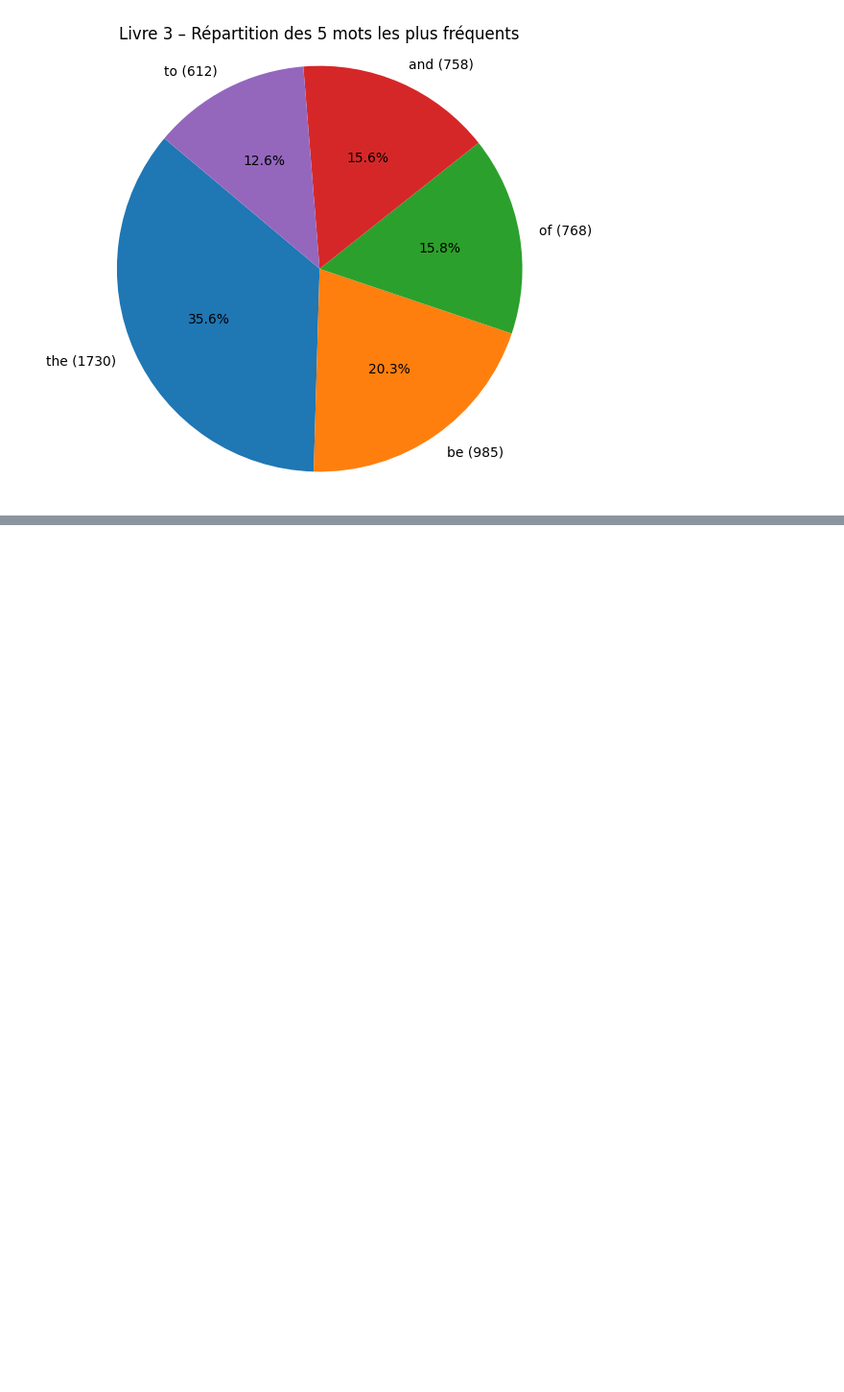
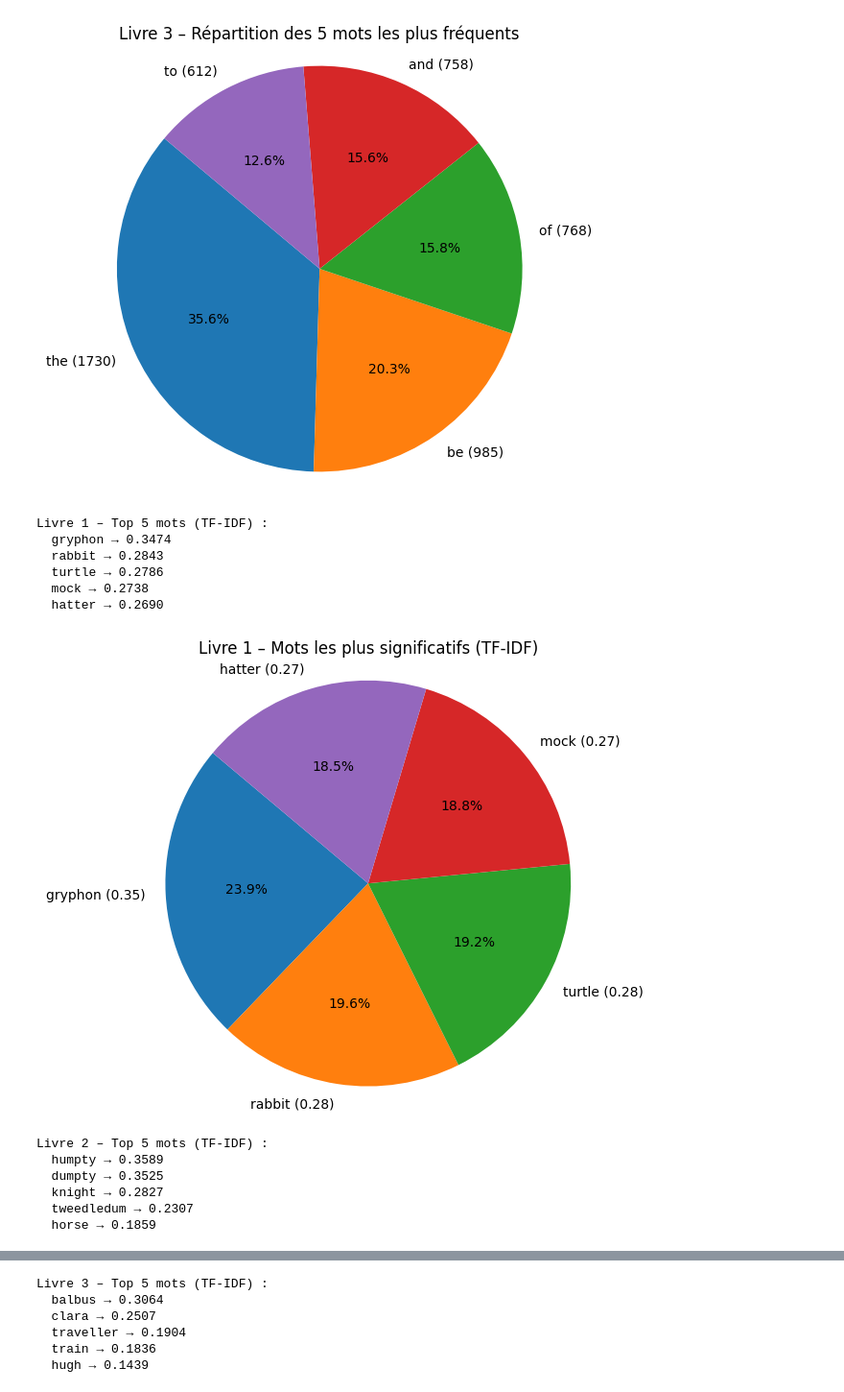
Before and after one commit to Naomie25/DI-Bootcamp, a Jupyter notebook: Week7_Day1_DailyChallenge.ipynb, the cells around one changed output, grey strips where cells are left out. Shown at 96% size. Cells and saved outputs as stored; diff of their text form; code cells hidden in the pictures; blank space fills up the shorter version.

```diff
--- a/Week7_Day1_DailyChallenge.ipynb
+++ b/Week7_Day1_DailyChallenge.ipynb
@@ -313,3 +313,54 @@ Index 2 | Mot : 'of' | Occurrences : 768
 Index 3 | Mot : 'and' | Occurrences : 758
 Index 4 | Mot : 'to' | Occurrences : 612
 [figure]
+# %%
+from sklearn.feature_extraction.text import TfidfVectorizer
+import matplotlib.pyplot as plt
+import numpy as np
+
+# Convertir les tokens en texte (chaîne de mots lemmatisés)
+documents = [" ".join(lemmas) for lemmas in lemmatized_books]
+
+# Initialiser le vectoriseur TF-IDF
+vectorizer = TfidfVectorizer(min_df=1, max_df=2)
+tfidf_matrix = vectorizer.fit_transform(documents)
+feature_names = vectorizer.get_feature_names_out()
+
+# Afficher les 5 mots les plus pertinents (plus haut score TF-IDF) par document
+for doc_idx in range(tfidf_matrix.shape[0]):
+    doc_vector = tfidf_matrix[doc_idx].toarray().flatten()
+
+    # Obtenir les indices des 5 plus grandes valeurs TF-IDF
+    top_indices = doc_vector.argsort()[-5:][::-1]
+    top_words = [feature_names[i] for i in top_indices]
+    top_scores = [doc_vector[i] for i in top_indices]
+
+    print(f"\nLivre {doc_idx + 1} – Top 5 mots (TF-IDF) :")
+    for i in range(5):
+        print(f"  {top_words[i]} → {top_scores[i]:.4f}")
+
+    # 🎨 Pie plot
+    plt.figure(figsize=(6, 6))
+    plt.pie(
+        top_scores,
+        labels=[f"{w} ({s:.2f})" for w, s in zip(top_words, top_scores)],
+        autopct="%1.1f%%",
+        startangle=140
+    )
+    plt.title(f"Livre {doc_idx + 1} – Mots les plus significatifs (TF-IDF)")
+    plt.axis('equal')
+    plt.show()
+# %% [output]
+Livre 1 – Top 5 mots (TF-IDF) :
+  gryphon → 0.3474
+  rabbit → 0.2843
+  turtle → 0.2786
+  mock → 0.2738
+  hatter → 0.2690
+[figure, added]
+Livre 2 – Top 5 mots (TF-IDF) :
+  humpty → 0.3589
+  dumpty → 0.3525
+  knight → 0.2827
+  tweedledum → 0.2307
+  horse → 0.1859
@@ -315,0 +368,6 @@ Index 4 | Mot : 'to' | Occurrences : 612
+Livre 3 – Top 5 mots (TF-IDF) :
+  balbus → 0.3064
+  clara → 0.2507
+  traveller → 0.1904
+  train → 0.1836
+  hugh → 0.1439
```
Also changed, not shown: parts of 1 cell of this notebook.
